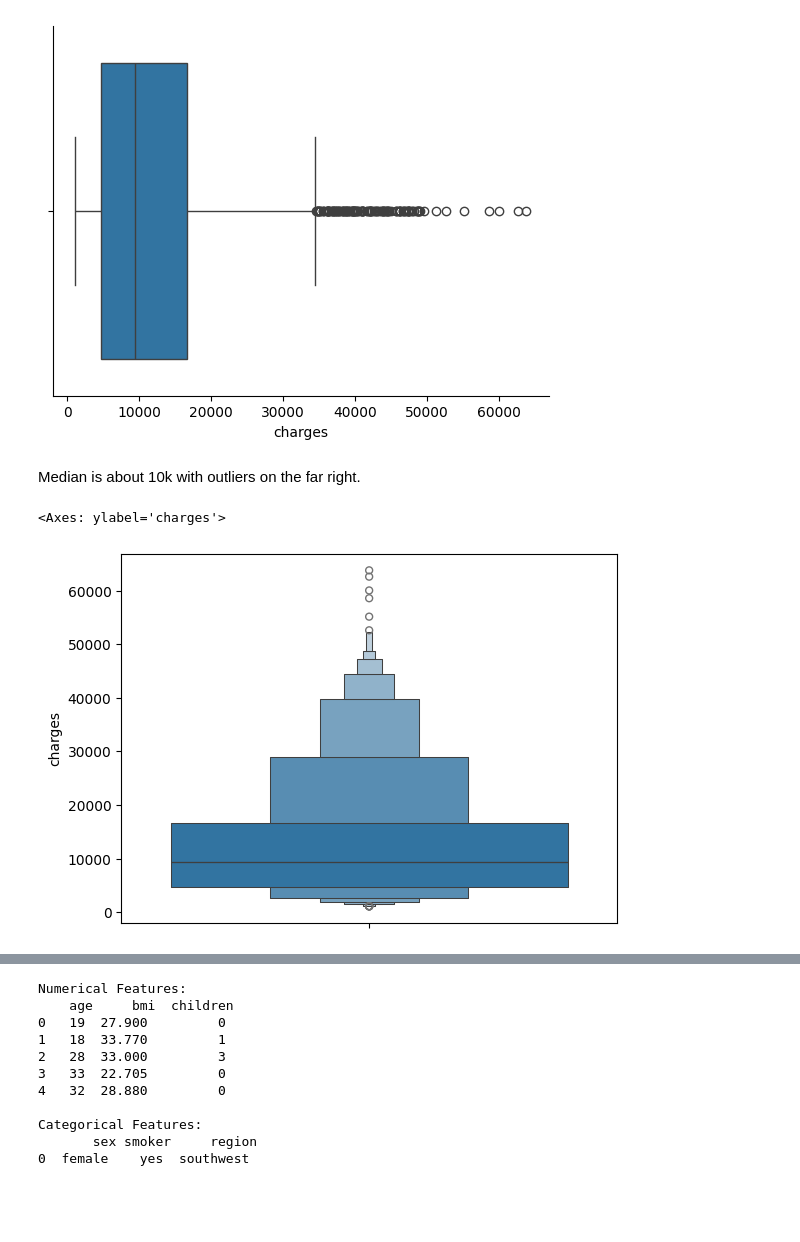
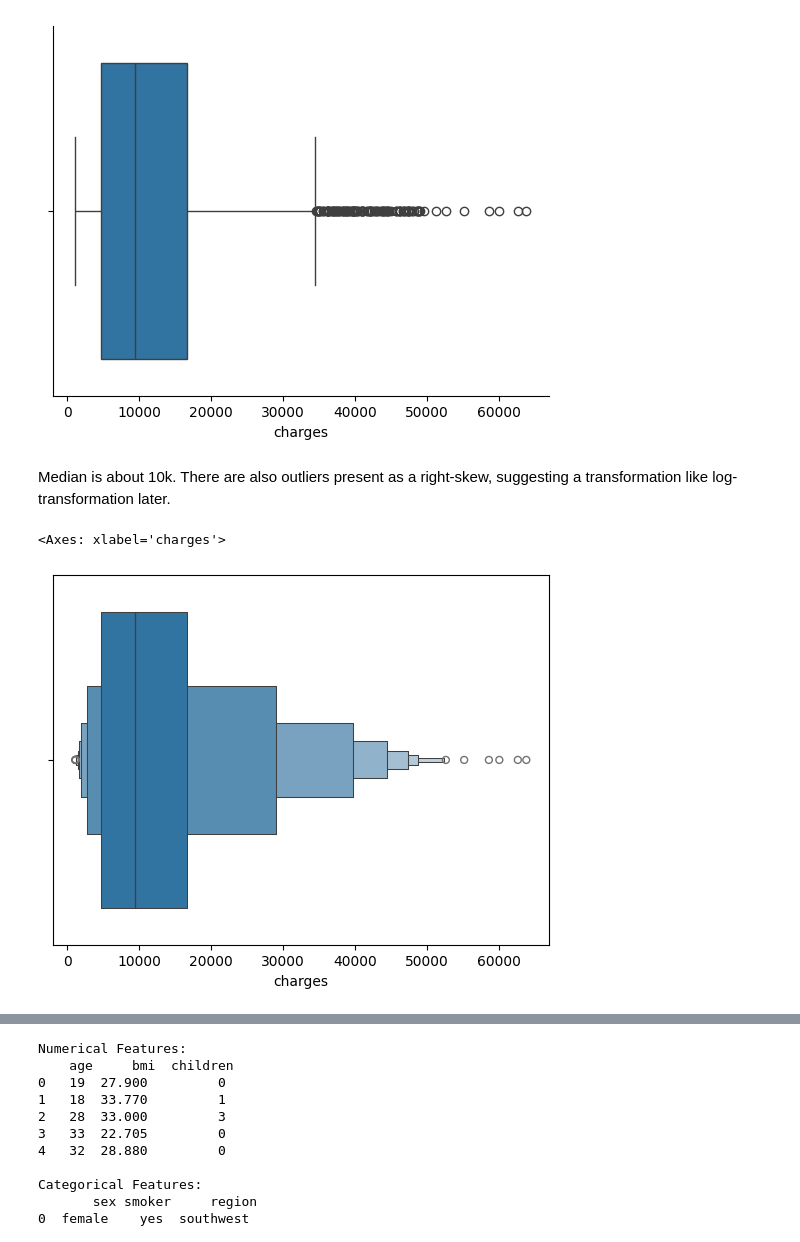
Before and after one commit to lokkenchan/linear_regression_001, a Jupyter notebook: notebooks/01_exploration.ipynb, the cells around one changed output, grey strips where cells are left out. Cells and saved outputs as stored; diff of their text form; code cells hidden in the pictures; blank space fills up the shorter version.

```diff
--- a/notebooks/01_exploration.ipynb
+++ b/notebooks/01_exploration.ipynb
@@ -60,10 +280,11 @@ sns.despine();
 # %% [output]
 [figure]
 # %% [markdown]
-Median is about 10k with outliers on the far right.
+Median is about 10k. There are also outliers present as a right-skew, suggesting a transformation like log-transformation later.
 # %%
-sns.boxenplot(y)
+# Boxenplot to see relative frequency within boxplot for target
+sns.boxenplot(y,orient='h')
 # %% [output]
-<Axes: ylabel='charges'>
+<Axes: xlabel='charges'>
-[figure, old version]
+[figure, new version]
 # %%
```
Also changed, not shown: parts of 96 cells of this notebook.
